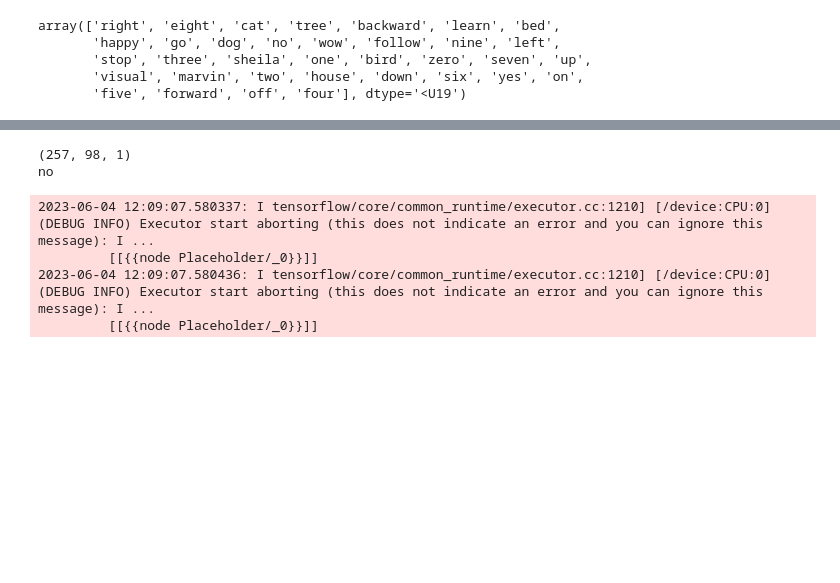
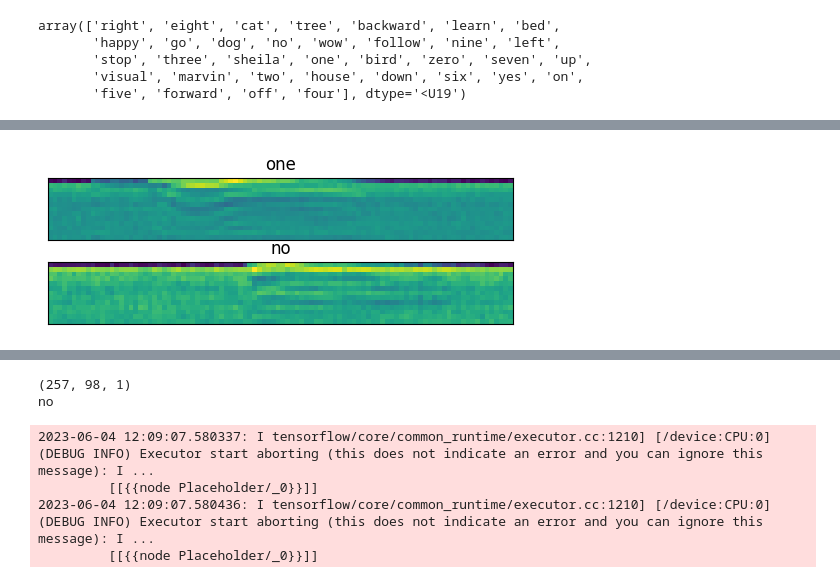
Before and after one commit to aidinattar/AudioKWS, a Jupyter notebook: examples.ipynb, the cells around one changed output, grey strips where cells are left out. Saved outputs shown, nothing was run; the diff lists cells and outputs as text; code cells hidden in the pictures; blank space fills up the shorter version.

```diff
--- a/examples.ipynb
+++ b/examples.ipynb
@@ -49,2 +42,33 @@ spectrograms = data.get_spectrogram_STFT_ds(
+# %%
+# spectrograms = data.get_spectrogram_logmel_ds(
+#     train_waveforms,
+#     commands
+# )
+
+spectrograms = data.get_spectrogram_mfcc_ds(
+    train_waveforms,
+    commands
+)
+# %%
+to_plot = []
+labels = []
+for i in spectrograms.take(20):
+    to_plot.append(i[0].numpy())
+    labels.append(i[1].numpy())
+
+import matplotlib.pyplot as plt
+fig, ax = plt.subplots(2, figsize=(6,2))
+ax[0].imshow(to_plot[6])
+ax[1].imshow(to_plot[14])
+ax[0].set_xticks([])
+ax[0].set_yticks([])
+ax[1].set_xticks([])
+ax[1].set_yticks([])
+
+ax[0].set_title(commands[labels[0]])
+ax[1].set_title(commands[labels[2]])
+fig.savefig('mfcc.pdf', dpi=300, bbox_inches='tight')
+# %% [output]
+[figure, added]
 # %%
 visual = DataVisualizer(train_waveforms, spectrograms, commands)
```
Also changed, not shown: parts of 3 cells of this notebook, 9 other files.
